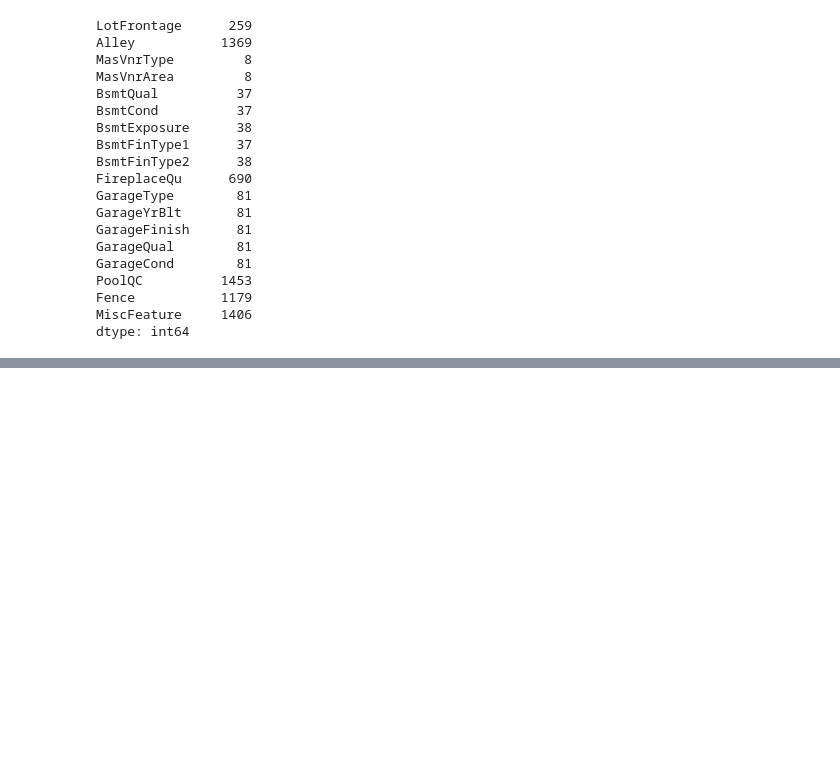
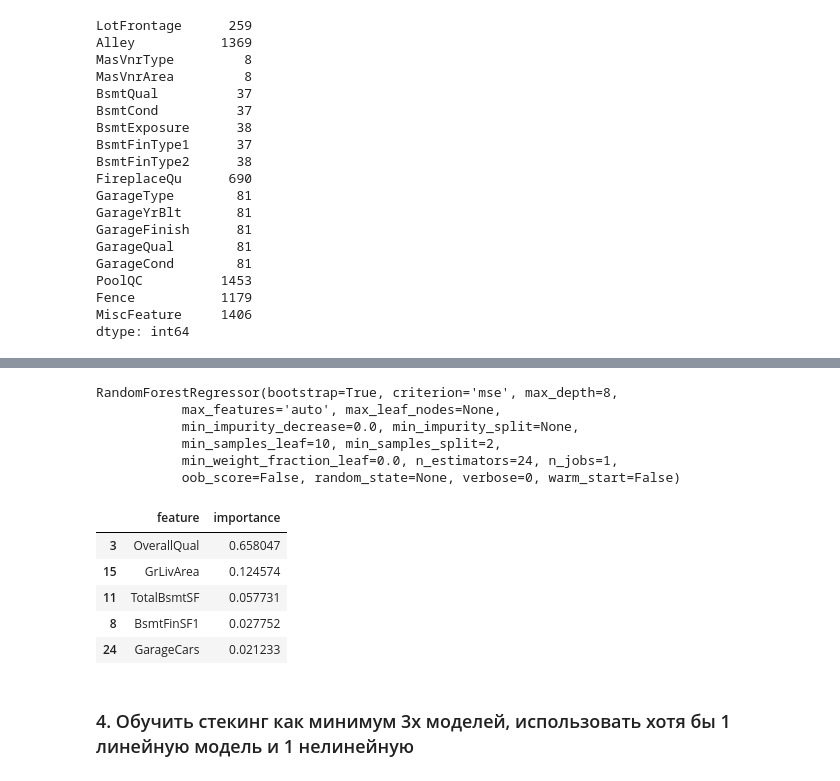
Before and after one commit to olgamonahova/ML, a Jupyter notebook: ML-7 Ансамблевые модели/HW/HW Ансамблирование.ipynb, the cells around one changed output, grey strips where cells are left out. Drawn from its saved outputs; the diff is of its cells as text; code cells hidden in the pictures; blank space fills up the shorter version.

```diff
--- a/ML-7 Ансамблевые модели/HW/HW Ансамблирование.ipynb
+++ b/ML-7 Ансамблевые модели/HW/HW Ансамблирование.ipynb
@@ -143,0 +151,2 @@ df[numeric_columns]
+# %%
+clf = RandomForestRegressor()
@@ -143,0 +166,9 @@ df[numeric_columns]
+# %%
+grid = {'max_depth': np.arange(4, 15),
+        'min_samples_leaf': [10, 25, 50, 75, 100],
+        'n_estimators': np.arange(6, 25),
+        }
+
+gridsearch = GridSearchCV(clf, grid, scoring='r2', cv=3, n_jobs=-1)
+# %%
+gridsearch.fit(X, y)
@@ -143,0 +208,25 @@ df[numeric_columns]
+# %%
+clf.fit(X,y)
+# %% [output]
+RandomForestRegressor(bootstrap=True, criterion='mse', max_depth=8,
+           max_features='auto', max_leaf_nodes=None,
+           min_impurity_decrease=0.0, min_impurity_split=None,
+           min_samples_leaf=10, min_samples_split=2,
+           min_weight_fraction_leaf=0.0, n_estimators=24, n_jobs=1,
+           oob_score=False, random_state=None, verbose=0, warm_start=False)
+# %%
+# цена в большей степени зависит от общего состояния недвижимости и площади без basement
+
+feat_imp = pd.DataFrame(X.columns, columns=['feature'])
+feat_imp['importance'] = clf.feature_importances_
+
+feat_imp.sort_values(by='importance', ascending=False).head()
+# %% [output]
+|  | feature | importance |
+| 3 | OverallQual | 0.658047 |
+| 15 | GrLivArea | 0.124574 |
+| 11 | TotalBsmtSF | 0.057731 |
+| 8 | BsmtFinSF1 | 0.027752 |
+| 24 | GarageCars | 0.021233 |
+# %% [markdown]
+### 4. Обучить стекинг как минимум 3х моделей, использовать хотя бы 1 линейную модель и 1 нелинейную
```
Also changed, not shown: parts of 61 cells of this notebook.
